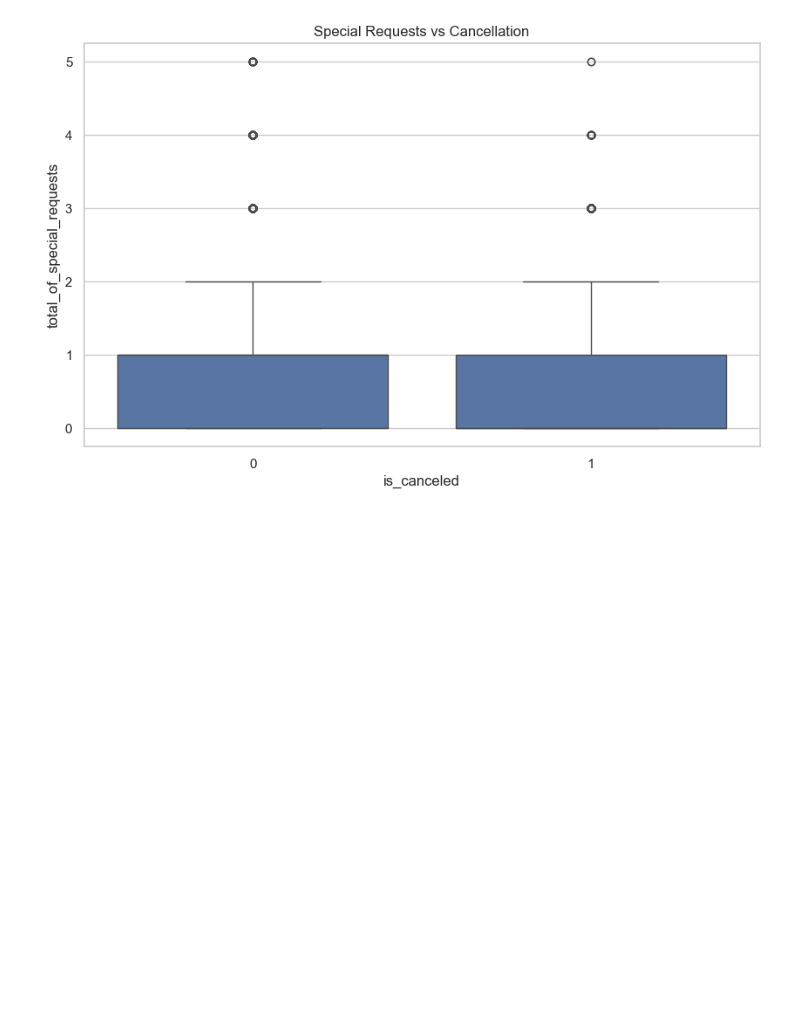
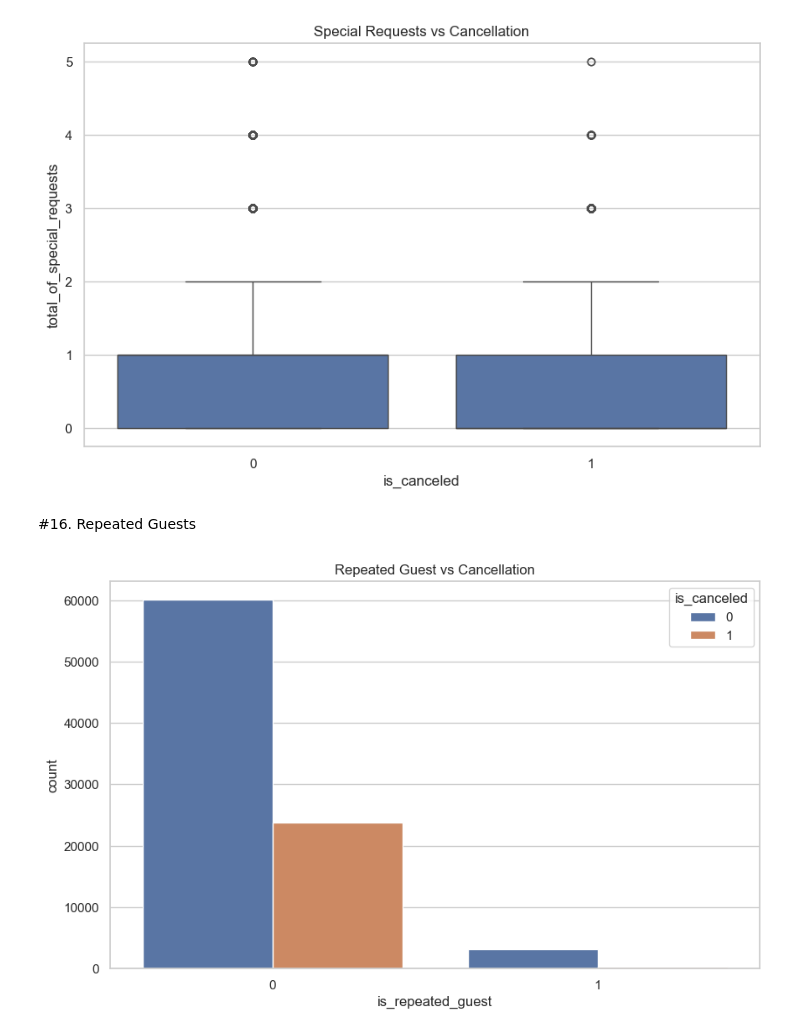
Before and after one commit to Jerolin911/Travel-Tourism-Hospitality-Customer-Retention-Analysis-Dynamic-Pricing, a Jupyter notebook: Project2_EDA.ipynb, the cells around one changed output. Drawn from its saved outputs; the diff is of its cells as text; code cells hidden in the pictures; blank space fills up the shorter version.

```diff
--- a/Project2_EDA.ipynb
+++ b/Project2_EDA.ipynb
@@ -221,3 +221,11 @@ plt.title("Special Requests vs Cancellation")
 plt.show()
 # %% [output]
 [figure]
+# %% [markdown]
+#16. Repeated Guests
+# %%
+sns.countplot(x='is_repeated_guest', hue='is_canceled', data=df)
+plt.title("Repeated Guest vs Cancellation")
+plt.show()
+# %% [output]
+[figure, added]
```
Also changed, not shown: parts of 4 cells of this notebook.
